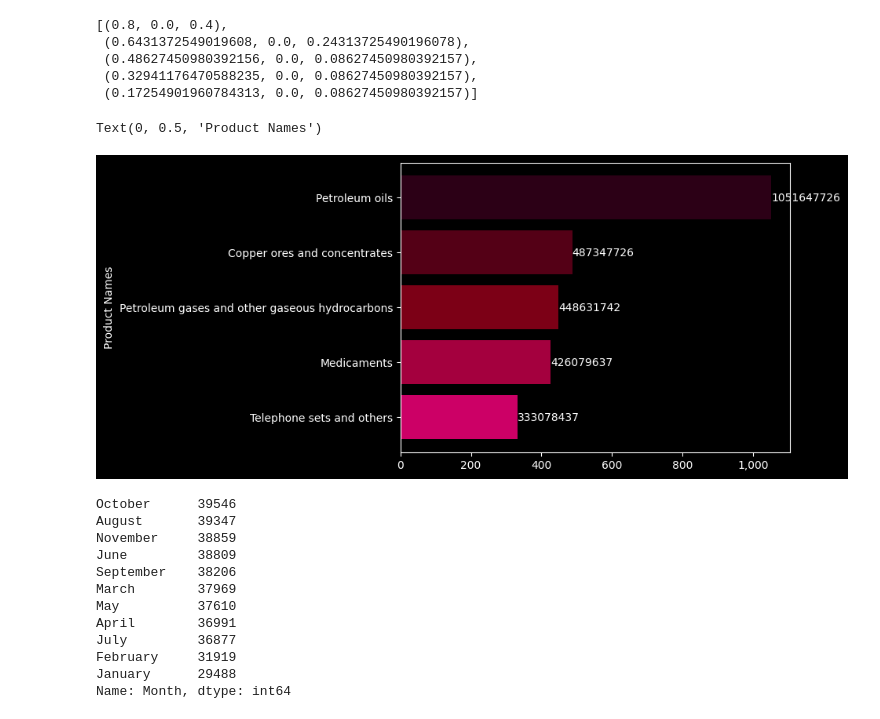
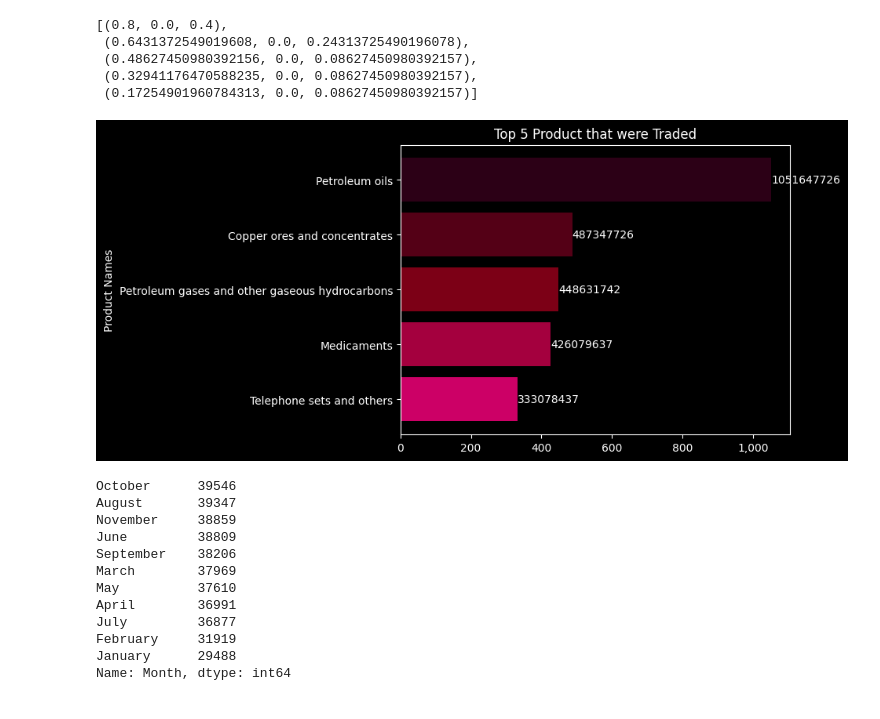
Before and after one commit to DatoKochla18/GeorgianTradeAnalysis, a Jupyter notebook: Georgia Trade/GEORGIA's_Trade_Analysis.ipynb, the cells around one changed output. Cells and saved outputs as stored; diff of their text form; code cells hidden in the pictures.

```diff
--- a/Georgia Trade/GEORGIA's_Trade_Analysis.ipynb
+++ b/Georgia Trade/GEORGIA's_Trade_Analysis.ipynb
@@ -146,5 +144,0 @@ print(type(x))
-# %%
-for i,b in zip(gruped.index,gruped.Cost):
-  print(i,b)
-
-print(gruped.index.to_list()[::-1],gruped.Cost.to_list()[::-1])
@@ -187,22 +174,23 @@ colors
 # %%
 fig,ax= plt.subplots()
 
 
 
 '''Name = trade_2023.groupby('Name')['Cost'].sum()
 Name.sort_values(ascending=False).head().sort_values().plot.barh(ax=ax)
 ax.get_xaxis().set_major_formatter(
     matplotlib.ticker.FuncFormatter(lambda x,p: format(int(x)//1000000, ',')))
 '''
 bars= ax.barh(gruped.index.to_list()[::-1],gruped.Cost.to_list()[::-1],color=colors)
 
 ax.bar_label(bars, fmt='%.2d')
 ax.get_xaxis().set_major_formatter(
     matplotlib.ticker.FuncFormatter(lambda x,p: format(int(x)//1000000, ',')))
 ax.set_ylabel('Product Names')
+plt.title('Top 5 Product that were Traded')
+plt.show()
 # %% [output]
-Text(0, 0.5, 'Product Names')
-[figure, old version]
+[figure, new version]
 # %%
 trade_2023.Month.value_counts()
 # %% [output]
```
Also changed, not shown: parts of 11 cells of this notebook.
